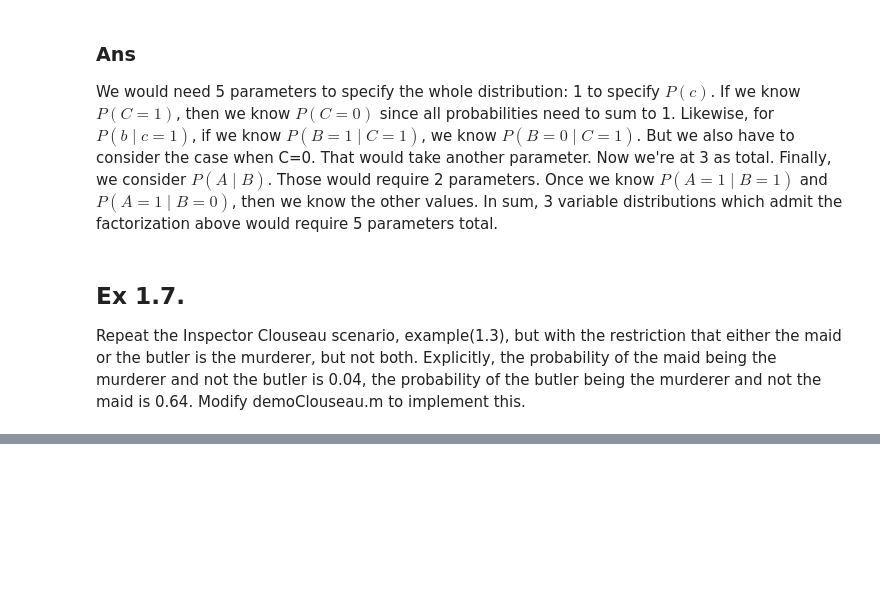
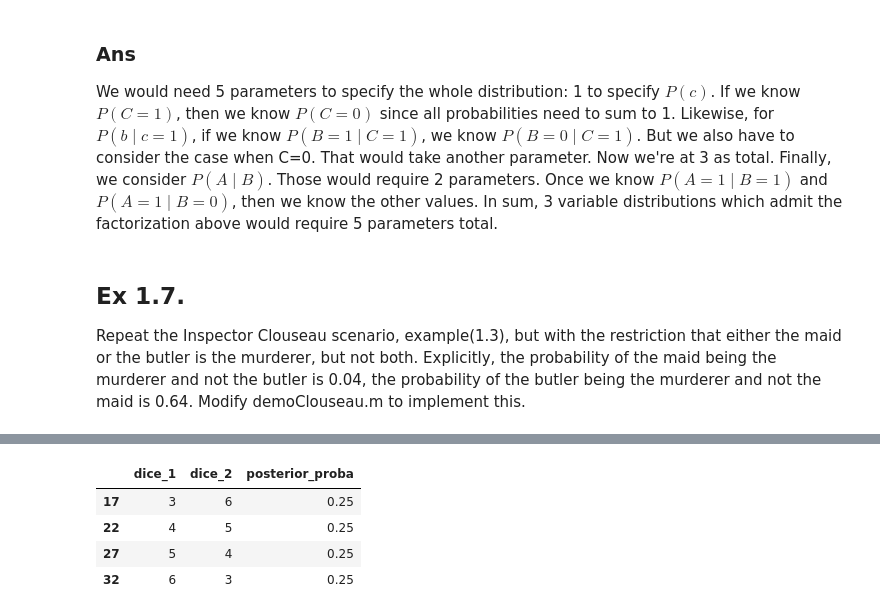
Before and after one commit to Edderic/BRML, a Jupyter notebook: solutions/ch-1.ipynb, the cells around one changed output, grey strips where cells are left out. Cells and saved outputs as stored; diff of their text form; code cells hidden in the pictures; blank space fills up the shorter version.

```diff
--- a/solutions/ch-1.ipynb
+++ b/solutions/ch-1.ipynb
@@ -369,0 +413,9 @@ Name: proba, dtype: float64
+# %%
+sum_is_nine['posterior_proba'] = sum_is_nine['joint_proba'] / sum_is_nine['joint_proba'].sum()
+sum_is_nine[['dice_1', 'dice_2', 'posterior_proba']]
+# %% [output]
+|  | dice_1 | dice_2 | posterior_proba |
+| 17 | 3 | 6 | 0.25 |
+| 22 | 4 | 5 | 0.25 |
+| 27 | 5 | 4 | 0.25 |
+| 32 | 6 | 3 | 0.25 |
```
Also changed, not shown: parts of 38 cells of this notebook.
